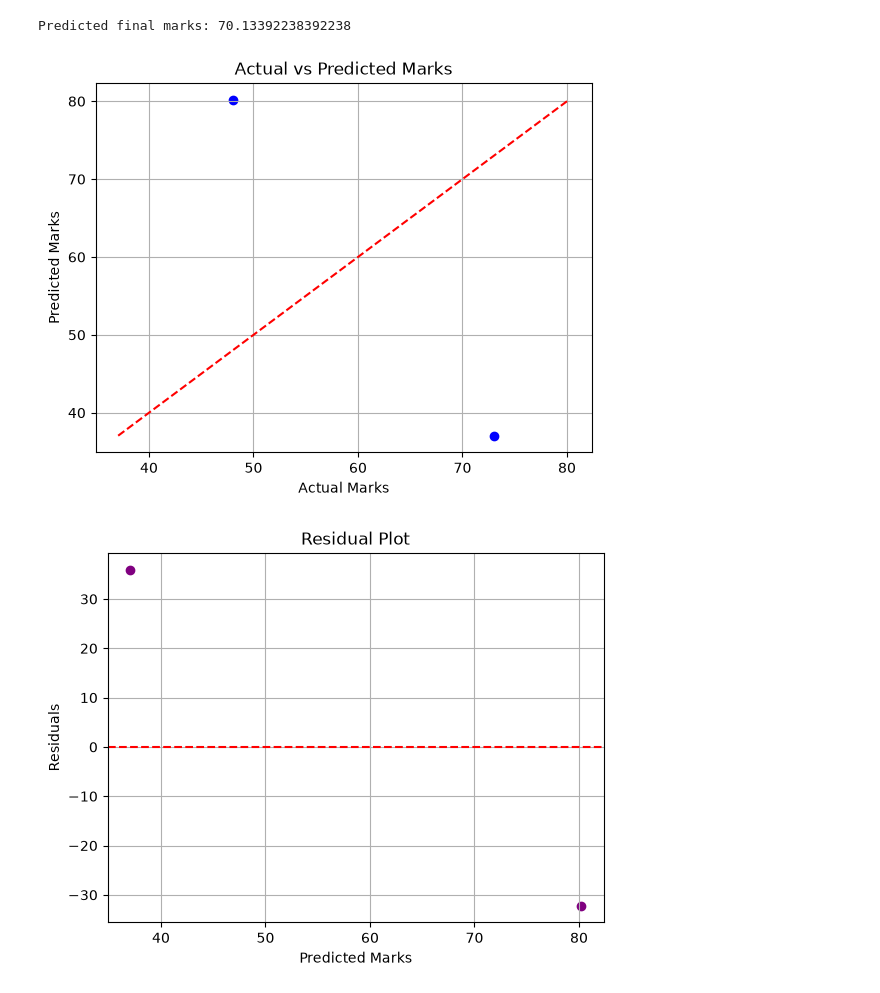
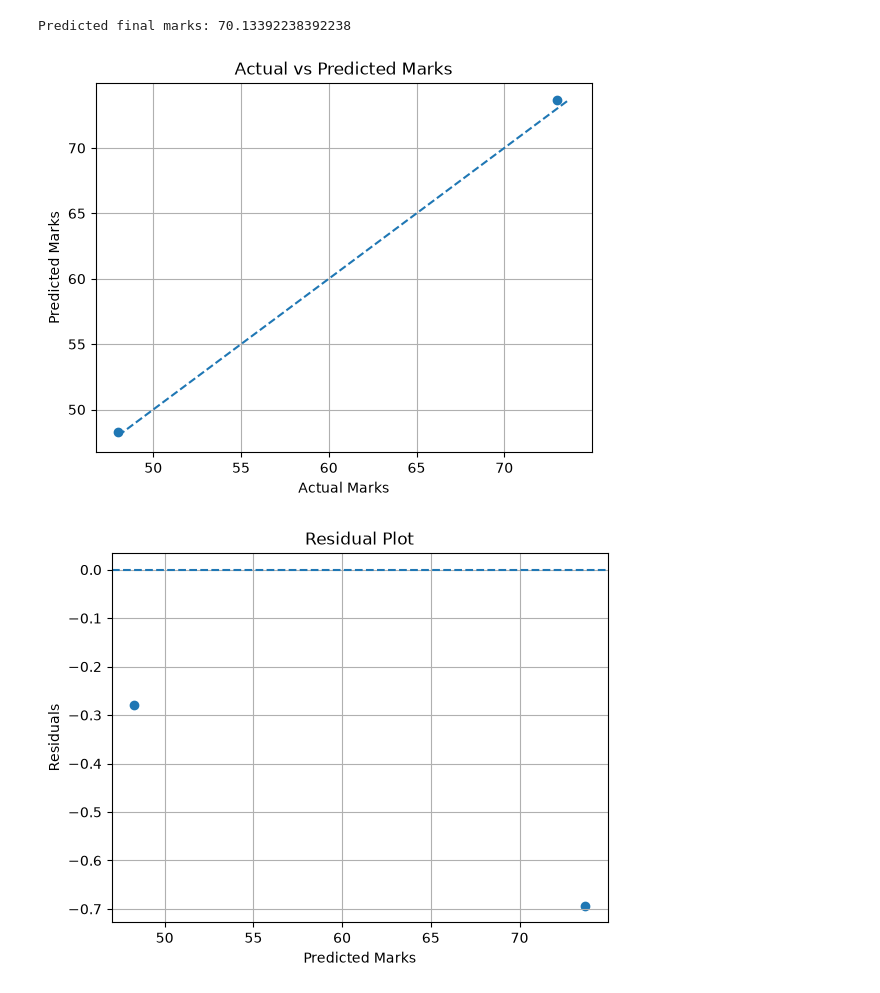
Before and after one commit to Gangadhara2003/AML-LAB--BDA-, a Jupyter notebook: project/notebooks/studyhours.ipynb, the cells around one changed output. Cells and saved outputs as stored; diff of their text form; code cells hidden in the pictures.

```diff
--- a/project/notebooks/studyhours.ipynb
+++ b/project/notebooks/studyhours.ipynb
@@ -187,34 +187,45 @@ print("Predicted final marks:", prediction[0])
 # %% [output]
 Predicted final marks: 70.13392238392238
 # %%
-X_train, X_test, y_train, y_test = train_test_split(X, y, test_size=0.2, random_state=42)
+X_train, X_test, y_train, y_test = train_test_split(
+    X, y, test_size=0.2, random_state=42
+)
+
+model = LinearRegression()
+model.fit(X_train, y_train)
+
+y_pred = model.predict(X_test)
 # %%
 import matplotlib.pyplot as plt
-plt.scatter(y_test, y_pred, color='blue')
+
+plt.scatter(y_test, y_pred)
+
 minimum = min(y_test.min(), y_pred.min())
 maximum = max(y_test.max(), y_pred.max())
 
 plt.plot(
     [minimum, maximum],
     [minimum, maximum],
-    color='red',
-    linestyle = '--'
+    linestyle='--'
 )
+
 plt.xlabel("Actual Marks")
 plt.ylabel("Predicted Marks")
 plt.title("Actual vs Predicted Marks")
 plt.grid(True)
 plt.show()
 # %% [output]
-[figure, old version]
+[figure, new version]
 # %%
-resudal = y_test - y_pred
-plt.scatter(y_pred, resudal, color='purple')
-plt.axhline(y=0, color='red', linestyle='--')
+residual = y_test - y_pred
+
+plt.scatter(y_pred, residual)
+plt.axhline(y=0, linestyle='--')
+
 plt.xlabel("Predicted Marks")
 plt.ylabel("Residuals")
 plt.title("Residual Plot")
 plt.grid(True)
 plt.show()
 # %% [output]
-[figure, old version]
+[figure, new version]
```
Also changed, not shown: 2 other files.
